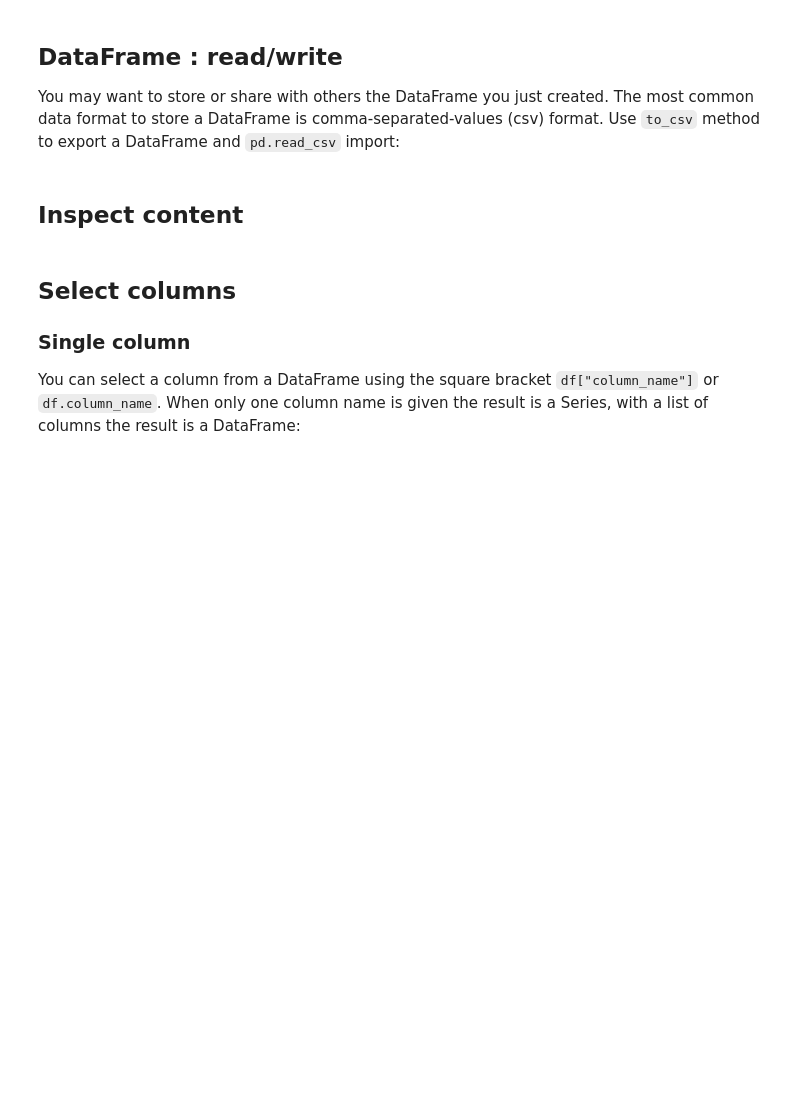
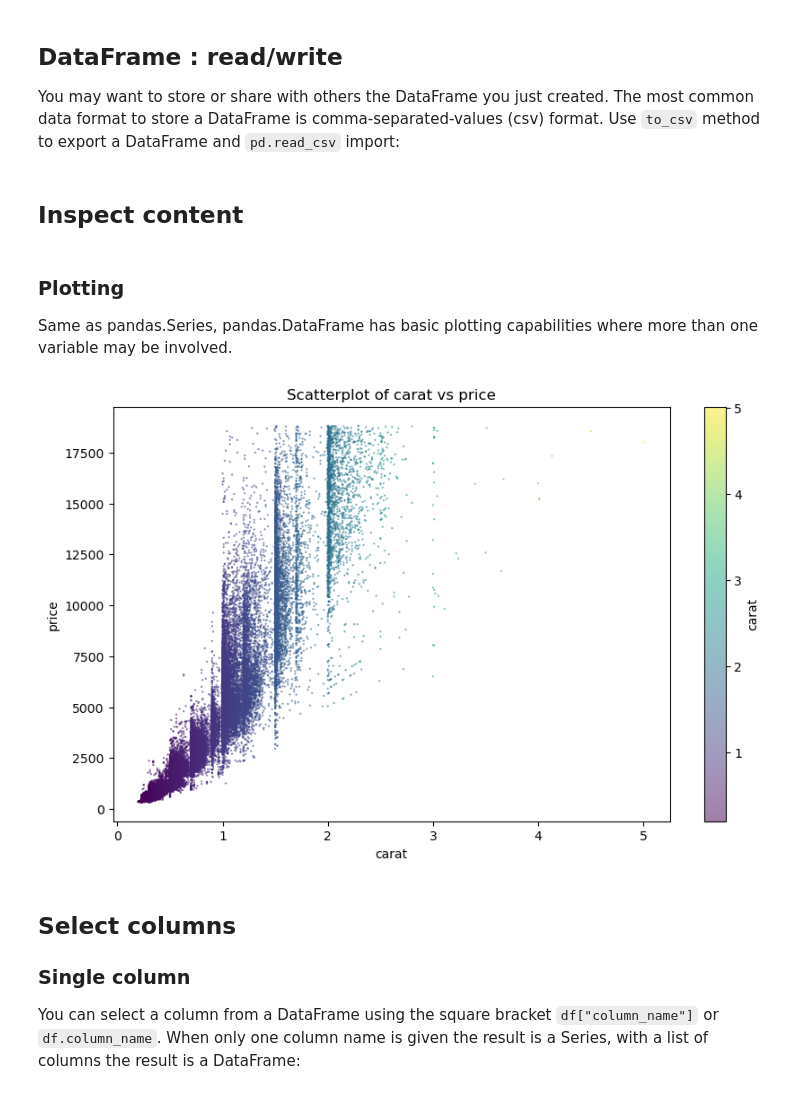
Before and after one commit to LUMC/EfDS, a Jupyter notebook: 07_pd/pd.ipynb, the cells around one changed output. Drawn from its saved outputs; the diff is of its cells as text; code cells hidden in the pictures; blank space fills up the shorter version.

```diff
--- a/07_pd/pd.ipynb
+++ b/07_pd/pd.ipynb
@@ -126,6 +273,17 @@ df.size                     # total number of elements
 df.columns                  # the columns indices/names
 df.dtypes                   # listing of all columns' types
 df.describe()               # descriptive summary of all variables
+# %% [markdown]
+### Plotting
+
+Same as pandas.Series, pandas.DataFrame has basic plotting capabilities where more than one variable may be involved.
+# %%
+diamonds = pd.read_csv("data/diamonds.csv")
+# scatterplot of carat vs price
+diamonds.plot.scatter(x='carat', y='price', c='carat', s=.5,
+                      figsize=(10,6), title="Scatterplot of carat vs price", alpha=0.5);
+# %% [output]
+[figure, added]
 # %% [markdown]
 ## Select columns
 
```
Also changed, not shown: parts of 70 cells of this notebook, 1 other file.
